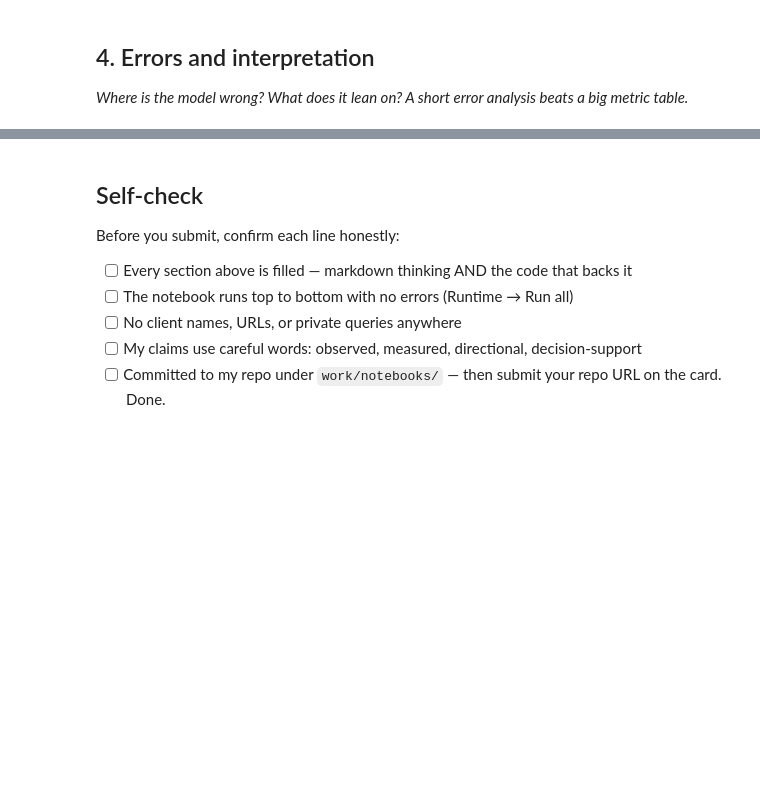
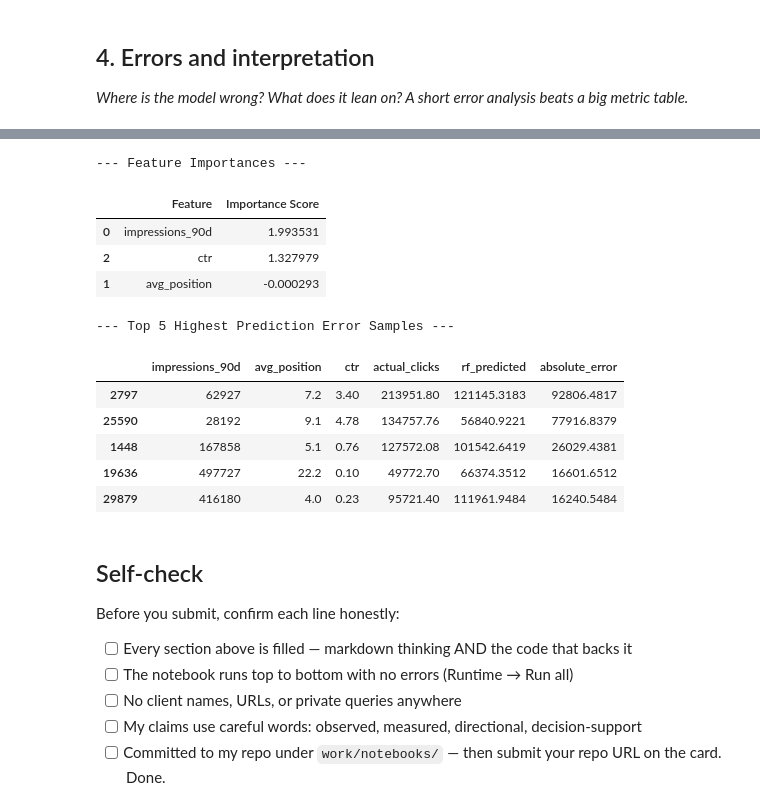
Before and after one commit to ggirlrottingg/ml-internship-starter, a Jupyter notebook: work/notebooks/w05_model.ipynb, the cells around one changed output, grey strips where cells are left out. Drawn from its saved outputs; the diff is of its cells as text; code cells hidden in the pictures; blank space fills up the shorter version.

```diff
--- a/work/notebooks/w05_model.ipynb
+++ b/work/notebooks/w05_model.ipynb
@@ -22,0 +56,13 @@ This skeleton is yours to fill. Work the sections **in order** — each one has
+# %%
+from sklearn.model_selection import train_test_split
+
+# Define feature matrix X and target y
+# Target: actual clicks generated
+X = df[[imp_col, pos_col, 'ctr']].copy()
+y = df['clicks'] if 'clicks' in df.columns else df[imp_col] * df['ctr']
+
+# Perform clean 80/20 train/validation split
+X_train, X_val, y_train, y_val = train_test_split(X, y, test_size=0.20, random_state=42)
+
+print(f"Training rows: {X_train.shape[0]}")
+print(f"Validation rows: {X_val.shape[0]}")
@@ -37,3 +143,37 @@ This skeleton is yours to fill. Work the sections **in order** — each one has
+# %%
+from sklearn.inspection import permutation_importance
+
+# 1. Permutation Feature Importance Analysis
+perm_importance = permutation_importance(rf_model, X_val, y_val, n_repeats=10, random_state=42)
+importance_df = pd.DataFrame({
+    'Feature': X_val.columns,
+    'Importance Score': perm_importance.importances_mean
+}).sort_values(by='Importance Score', ascending=False)
+
+print("--- Feature Importances ---")
+display(importance_df)
+
+# 2. Error Distribution Analysis
+val_analysis = X_val.copy()
+val_analysis['actual_clicks'] = y_val
+val_analysis['rf_predicted'] = rf_preds
+val_analysis['absolute_error'] = np.abs(val_analysis['actual_clicks'] - val_analysis['rf_predicted'])
+
+print("\n--- Top 5 Highest Prediction Error Samples ---")
+display(val_analysis.sort_values(by='absolute_error', ascending=False).head(5))
+# %% [output]
+--- Feature Importances ---
+|  | Feature | Importance Score |
+| 0 | impressions_90d | 1.993531 |
+| 2 | ctr | 1.327979 |
+| 1 | avg_position | -0.000293 |
+--- Top 5 Highest Prediction Error Samples ---
+|  | impressions_90d | avg_position | ctr | actual_clicks | rf_predicted | absolute_error |
+| 2797 | 62927 | 7.2 | 3.40 | 213951.80 | 121145.3183 | 92806.4817 |
+| 25590 | 28192 | 9.1 | 4.78 | 134757.76 | 56840.9221 | 77916.8379 |
+| 1448 | 167858 | 5.1 | 0.76 | 127572.08 | 101542.6419 | 26029.4381 |
+| 19636 | 497727 | 22.2 | 0.10 | 49772.70 | 66374.3512 | 16601.6512 |
+| 29879 | 416180 | 4.0 | 0.23 | 95721.40 | 111961.9484 | 16240.5484 |
 # %% [markdown]
 ## Self-check
 
```
Also changed, not shown: parts of 12 cells of this notebook.
